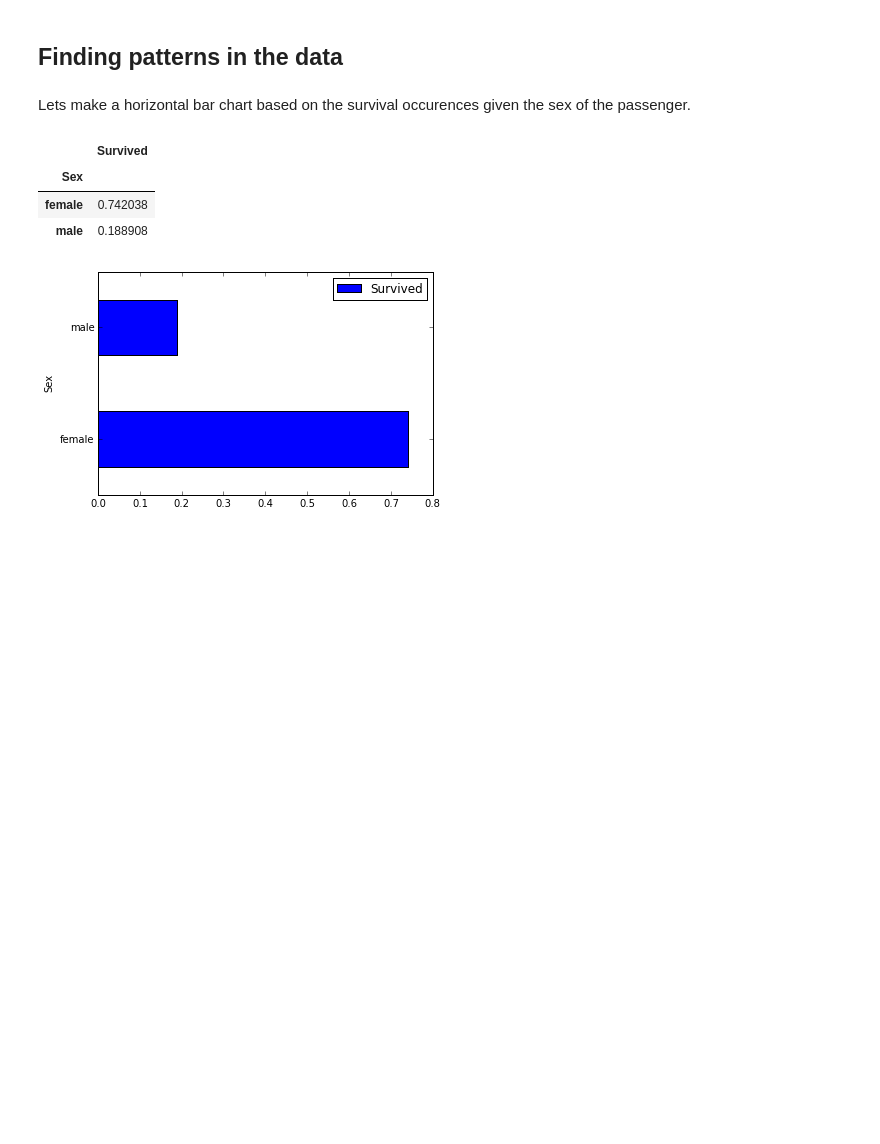
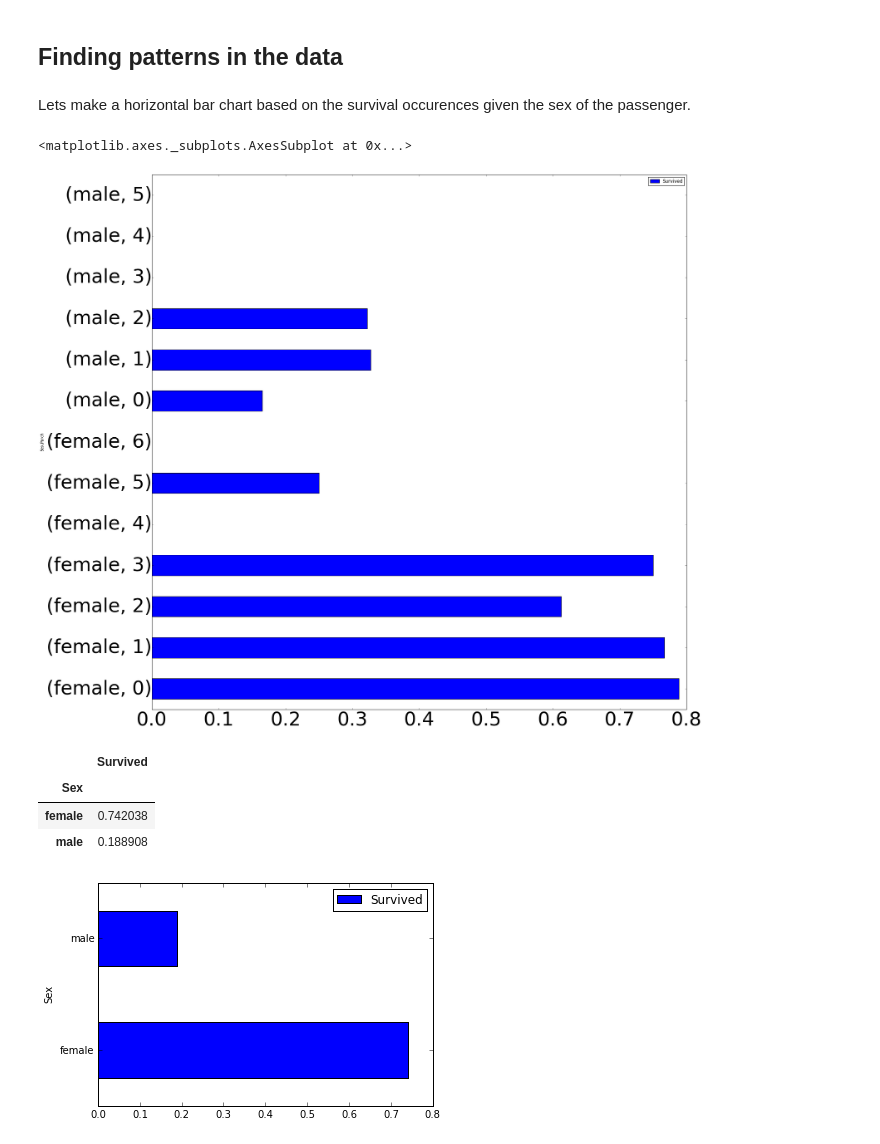
Before and after one commit to tiy-gvl-python/titanic, a Jupyter notebook: titanic_prediction.ipynb, the cells around one changed output. Cells and saved outputs as stored; diff of their text form; code cells hidden in the pictures; blank space fills up the shorter version.

```diff
--- a/titanic_prediction.ipynb
+++ b/titanic_prediction.ipynb
@@ -68,6 +68,12 @@ sex_results.plot(kind="barh")
 plt.axvline(x=0.5, linewidth=2, color='r')
 sex_results
 -->
+# %%
+parch = pd.pivot_table(train, index=["Sex","Parch"], values=["Survived"])
+parch.plot(kind="barh", figsize=(25,25), fontsize=50)
+# %% [output]
+<matplotlib.axes._subplots.AxesSubplot at 0x...>
+[figure, added]
 # %%
 sex_survivor_table = pd.pivot_table(train, index=["Sex"], values=["Survived"])
 sex_survivor_table.plot(kind="barh")
```
Also changed, not shown: parts of 13 cells of this notebook, 1 other file.
